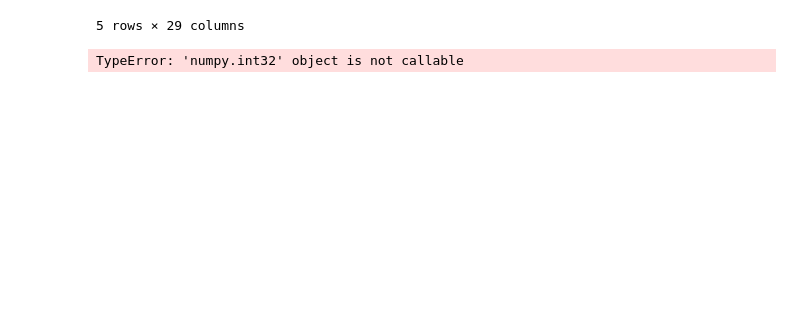
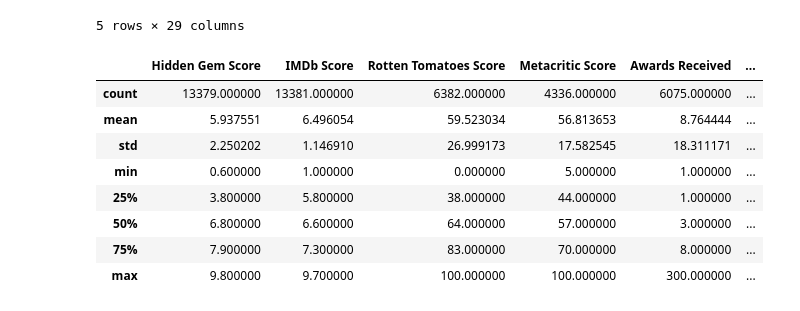
Before and after one commit to KunalSharma2001/Exploratory-data-analysis-EDA-, a Jupyter notebook: Netflix EDA/Netflix Data Analysis (EDA).ipynb, the cells around one changed output. Saved outputs shown, nothing was run; the diff lists cells and outputs as text; code cells hidden in the pictures; blank space fills up the shorter version.

```diff
--- a/Netflix EDA/Netflix Data Analysis (EDA).ipynb
+++ b/Netflix EDA/Netflix Data Analysis (EDA).ipynb
@@ -15,6 +15,14 @@ file.head()
 | 4 | Moxie | Animation, Short, Drama | Social Issue Dramas,Teen Movies,D... | English | Movie | 8.1 | Lithuania,Poland,France,Iceland,I... | ... |
 5 rows × 29 columns
 # %%
-file.size()
+file.describe()
 # %% [output]
-TypeError: 'numpy.int32' object is not callable
+|  | Hidden Gem Score | IMDb Score | Rotten Tomatoes Score | Metacritic Score | Awards Received | ... |
+| count | 13379.000000 | 13381.000000 | 6382.000000 | 4336.000000 | 6075.000000 | ... |
+| mean | 5.937551 | 6.496054 | 59.523034 | 56.813653 | 8.764444 | ... |
+| std | 2.250202 | 1.146910 | 26.999173 | 17.582545 | 18.311171 | ... |
+| min | 0.600000 | 1.000000 | 0.000000 | 5.000000 | 1.000000 | ... |
+| 25% | 3.800000 | 5.800000 | 38.000000 | 44.000000 | 1.000000 | ... |
+| 50% | 6.800000 | 6.600000 | 64.000000 | 57.000000 | 3.000000 | ... |
+| 75% | 7.900000 | 7.300000 | 83.000000 | 70.000000 | 8.000000 | ... |
+| max | 9.800000 | 9.700000 | 100.000000 | 100.000000 | 300.000000 | ... |
```
Also changed, not shown: parts of 15 cells of this notebook.
